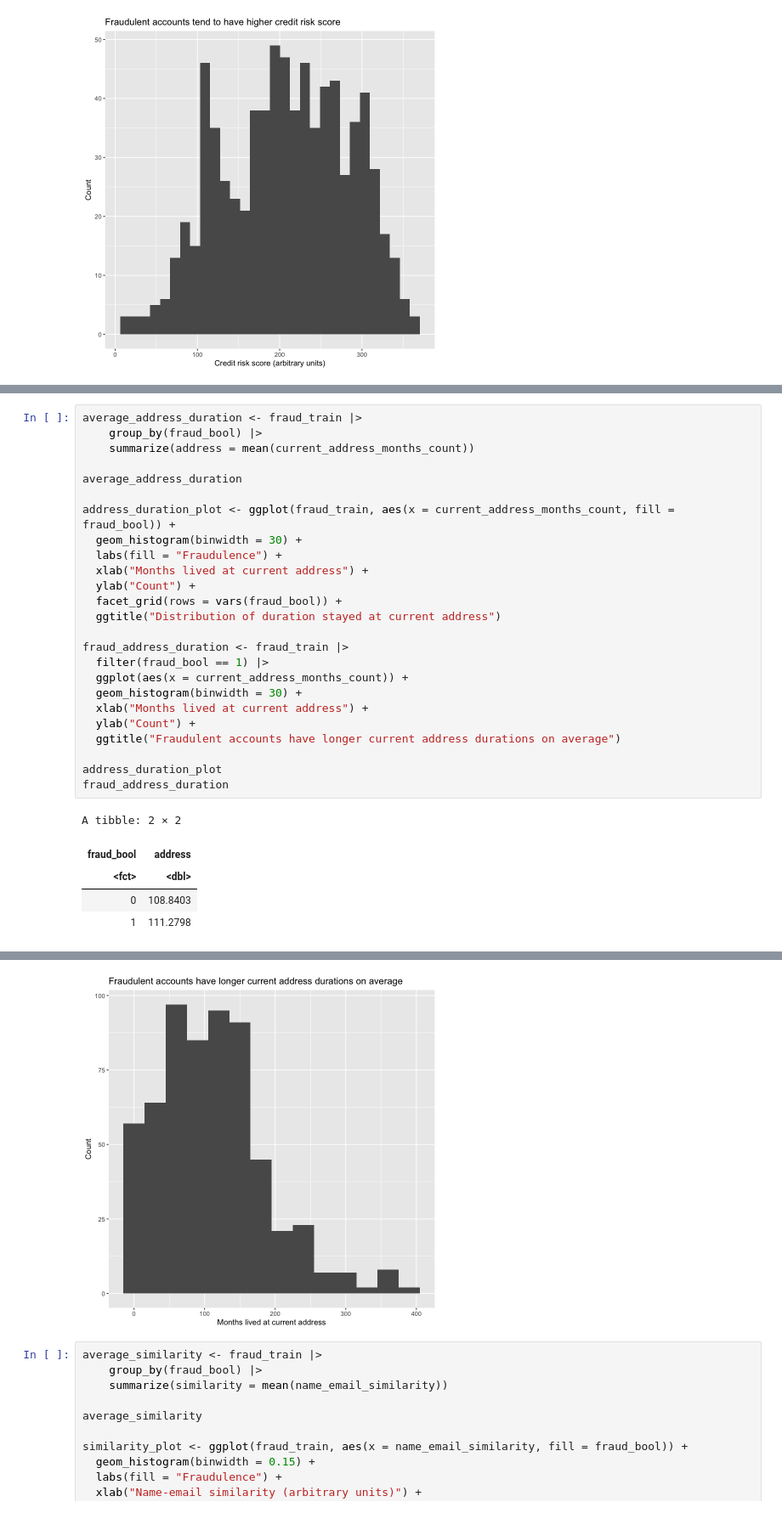
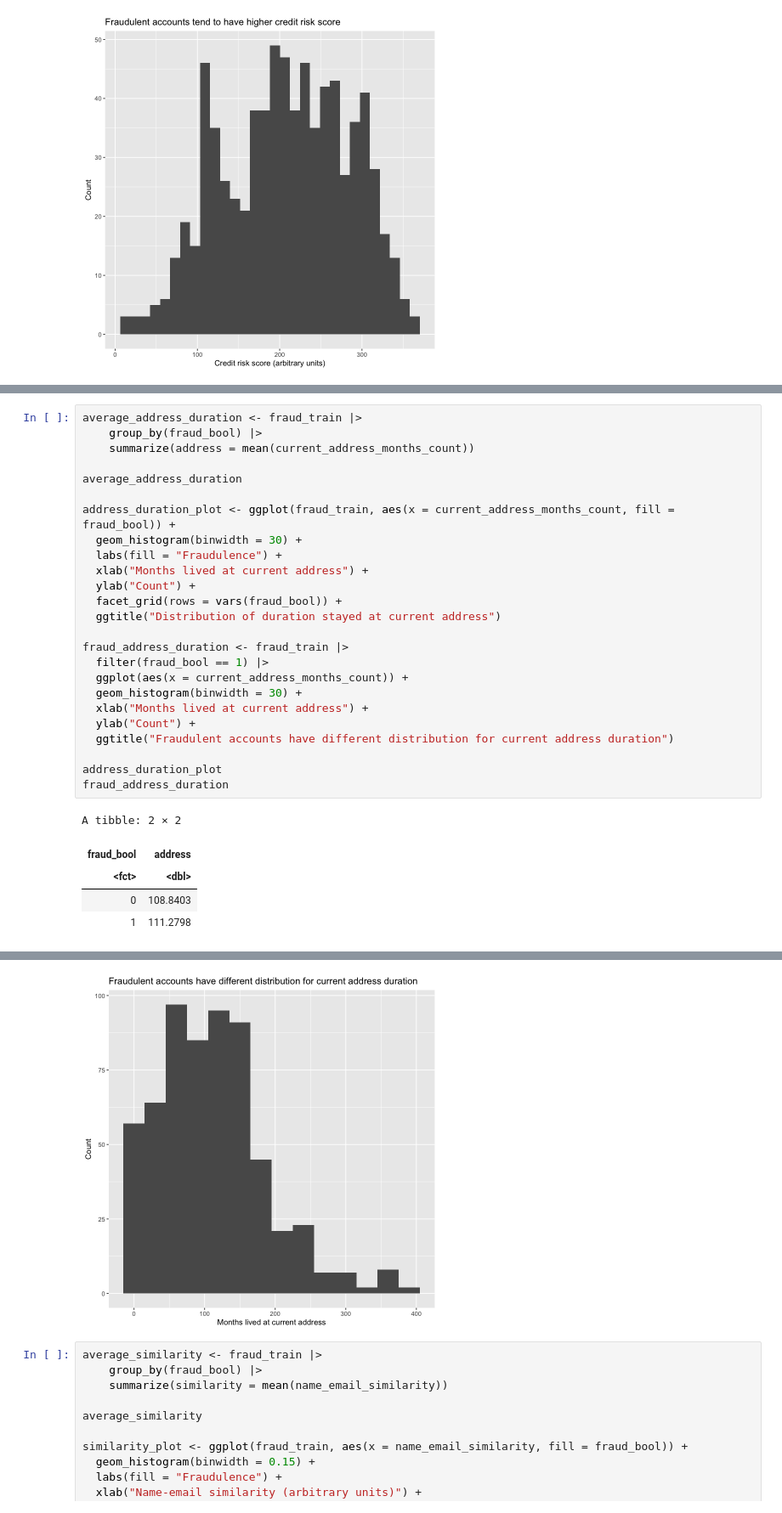
Before and after one commit to aqil18/DSCI100-Term-Project-2022W2, a Jupyter notebook: group_project_proposal.ipynb, the cells around one changed output, grey strips where cells are left out. Shown at 85% size. Cells and saved outputs as stored; diff of their text form.

```diff
--- a/group_project_proposal.ipynb
+++ b/group_project_proposal.ipynb
@@ -244,35 +240,35 @@ A tibble: 2 × 2
 average_address_duration <- fraud_train |>
     group_by(fraud_bool) |>
     summarize(address = mean(current_address_months_count))
 
 average_address_duration
 
 address_duration_plot <- ggplot(fraud_train, aes(x = current_address_months_count, fill = fraud_bool)) +
   geom_histogram(binwidth = 30) +
   labs(fill = "Fraudulence") +
   xlab("Months lived at current address") +
   ylab("Count") +
   facet_grid(rows = vars(fraud_bool)) +
   ggtitle("Distribution of duration stayed at current address")
 
 fraud_address_duration <- fraud_train |>
   filter(fraud_bool == 1) |>
   ggplot(aes(x = current_address_months_count)) +
   geom_histogram(binwidth = 30) +
   xlab("Months lived at current address") +
   ylab("Count") +
-  ggtitle("Fraudulent accounts have longer current address durations on average")
+  ggtitle("Fraudulent accounts have different distribution for current address duration")
 
 address_duration_plot
 fraud_address_duration
 # %% [output]
 A tibble: 2 × 2
 | fraud_bool | address |
 | <fct> | <dbl> |
 | 0 | 108.8403 |
 | 1 | 111.2798 |
 [figure]
-[figure, old version]
+[figure, new version]
 # %%
 average_similarity <- fraud_train |>
     group_by(fraud_bool) |>
```
Also changed, not shown: parts of 10 cells of this notebook.
